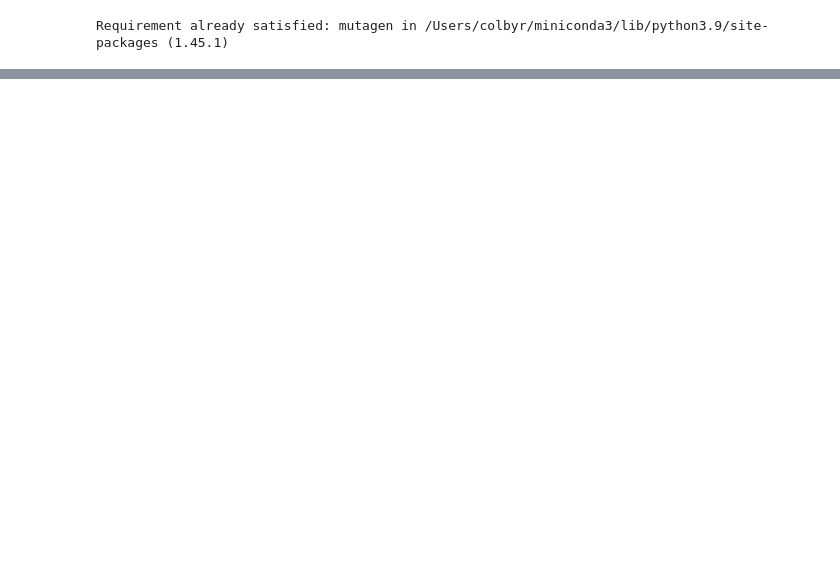
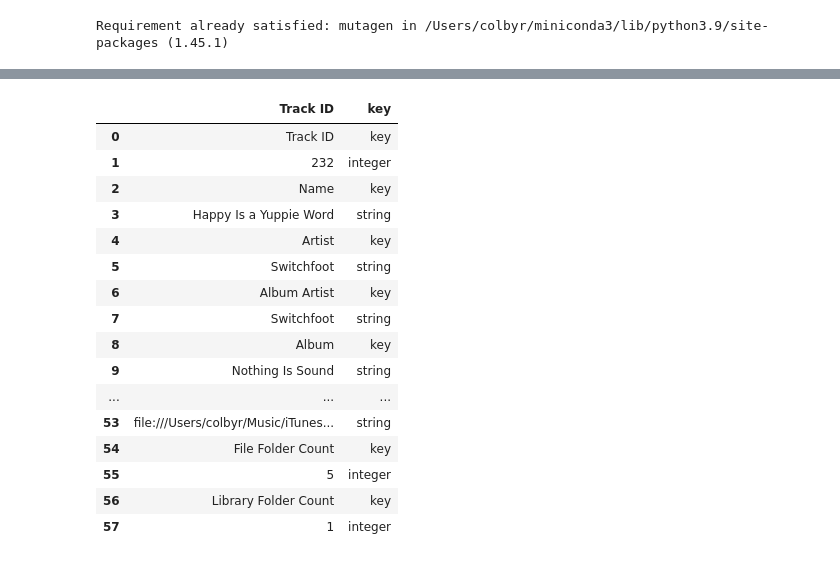
Before and after one commit to colby-reyes/downloader, a Jupyter notebook: yt_dl.ipynb, the cells around one changed output, grey strips where cells are left out. Drawn from its saved outputs; the diff is of its cells as text; code cells hidden in the pictures; blank space fills up the shorter version.

```diff
--- a/yt_dl.ipynb
+++ b/yt_dl.ipynb
@@ -229,0 +384,6 @@ import mutagen
+# %%
+track_lst = []
+for x in root[0][17]:
+    track_lst.append([x.text, x.tag])
+
+track_df = pd.DataFrame(track_lst, columns = ['text', 'tag'])
@@ -229,0 +399,26 @@ import mutagen
+# %%
+song_lst = []
+for x in root[0][17][1]: # [1] because we are parsing only the first track
+    song_lst.append([x.text, x.tag])
+
+song_df = pd.DataFrame(song_lst)
+# %%
+song_df
+# %% [output]
+|  | Track ID | key |
+| 0 | Track ID | key |
+| 1 | 232 | integer |
+| 2 | Name | key |
+| 3 | Happy Is a Yuppie Word | string |
+| 4 | Artist | key |
+| 5 | Switchfoot | string |
+| 6 | Album Artist | key |
+| 7 | Switchfoot | string |
+| 8 | Album | key |
+| 9 | Nothing Is Sound | string |
+| ... | ... | ... |
+| 53 | file:///Users/colbyr/Music/iTunes... | string |
+| 54 | File Folder Count | key |
+| 55 | 5 | integer |
+| 56 | Library Folder Count | key |
+| 57 | 1 | integer |
```
Also changed, not shown: parts of 33 cells of this notebook, 2 other files.
